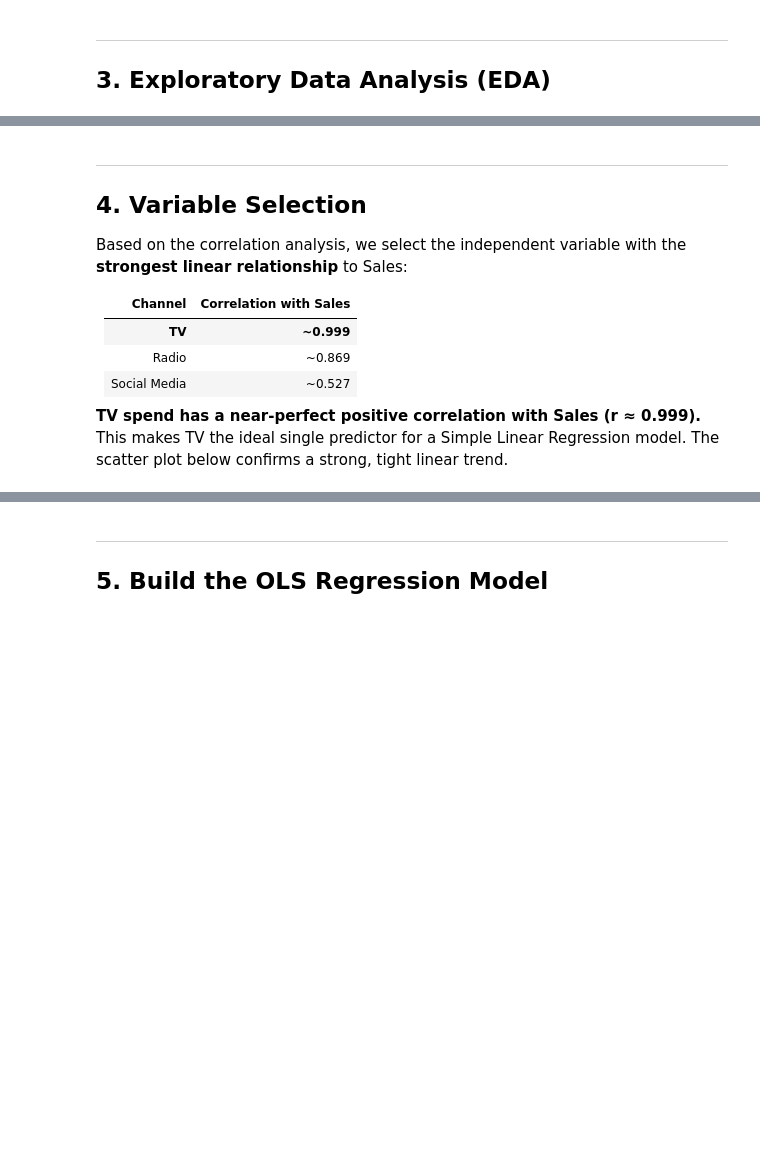
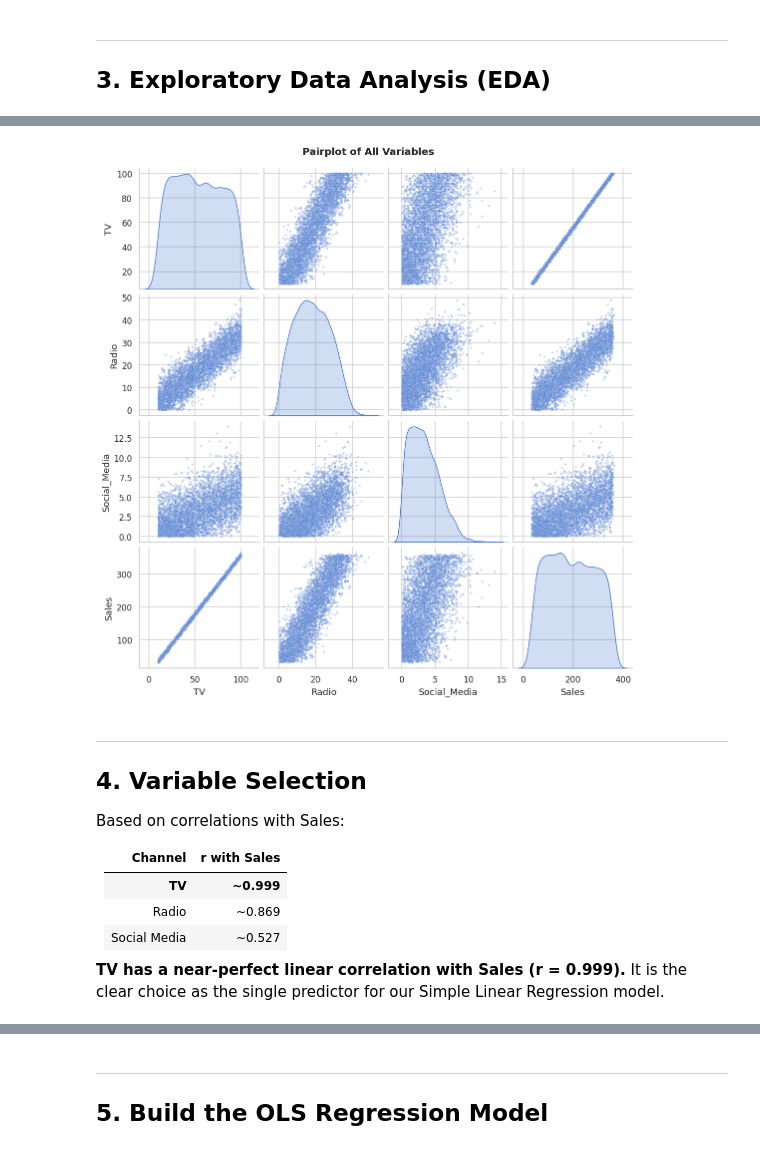
Before and after one commit to joan-18/marketing_ROI_analysis, a Jupyter notebook: regression_analysis.ipynb, the cells around one changed output, grey strips where cells are left out. Saved outputs shown, nothing was run; the diff lists cells and outputs as text; code cells hidden in the pictures; blank space fills up the shorter version.

```diff
--- a/regression_analysis.ipynb
+++ b/regression_analysis.ipynb
@@ -68,5 +136,10 @@ plt.show()
 # %%
-# Pairplot to visualise relationships between all variables
-sns.pairplot(df_clean, diag_kind='kde', plot_kws={'alpha': 0.3, 's': 10})
-plt.suptitle('Pairplot of Marketing Variables', y=1.01, fontsize=13, fontweight='bold')
+# Pairplot
+pair = sns.pairplot(df_clean, diag_kind='kde',
+                    plot_kws={'alpha': 0.3, 's': 8},
+                    diag_kws={'fill': True})
+pair.fig.suptitle('Pairplot of All Variables', y=1.02, fontsize=13, fontweight='bold')
+plt.savefig('pairplot.png', bbox_inches='tight')
 plt.show()
+# %% [output]
+[figure, added]
@@ -89,13 +147,13 @@ print(corr_matrix['Sales'].drop('Sales').sort_values(ascending=False))
 ---
 ## 4. Variable Selection
 
-Based on the correlation analysis, we select the independent variable with the **strongest linear relationship** to Sales:
+Based on correlations with Sales:
 
-| Channel | Correlation with Sales |
+| Channel | r with Sales |
 |---|---|
 | **TV** | **~0.999** |
 | Radio | ~0.869 |
 | Social Media | ~0.527 |
 
-**TV spend has a near-perfect positive correlation with Sales (r ≈ 0.999).** This makes TV the ideal single predictor for a Simple Linear Regression model. The scatter plot below confirms a strong, tight linear trend.
+**TV has a near-perfect linear correlation with Sales (r = 0.999).** It is the clear choice as the single predictor for our Simple Linear Regression model.
 # %%
```
Also changed, not shown: parts of 24 cells of this notebook.
